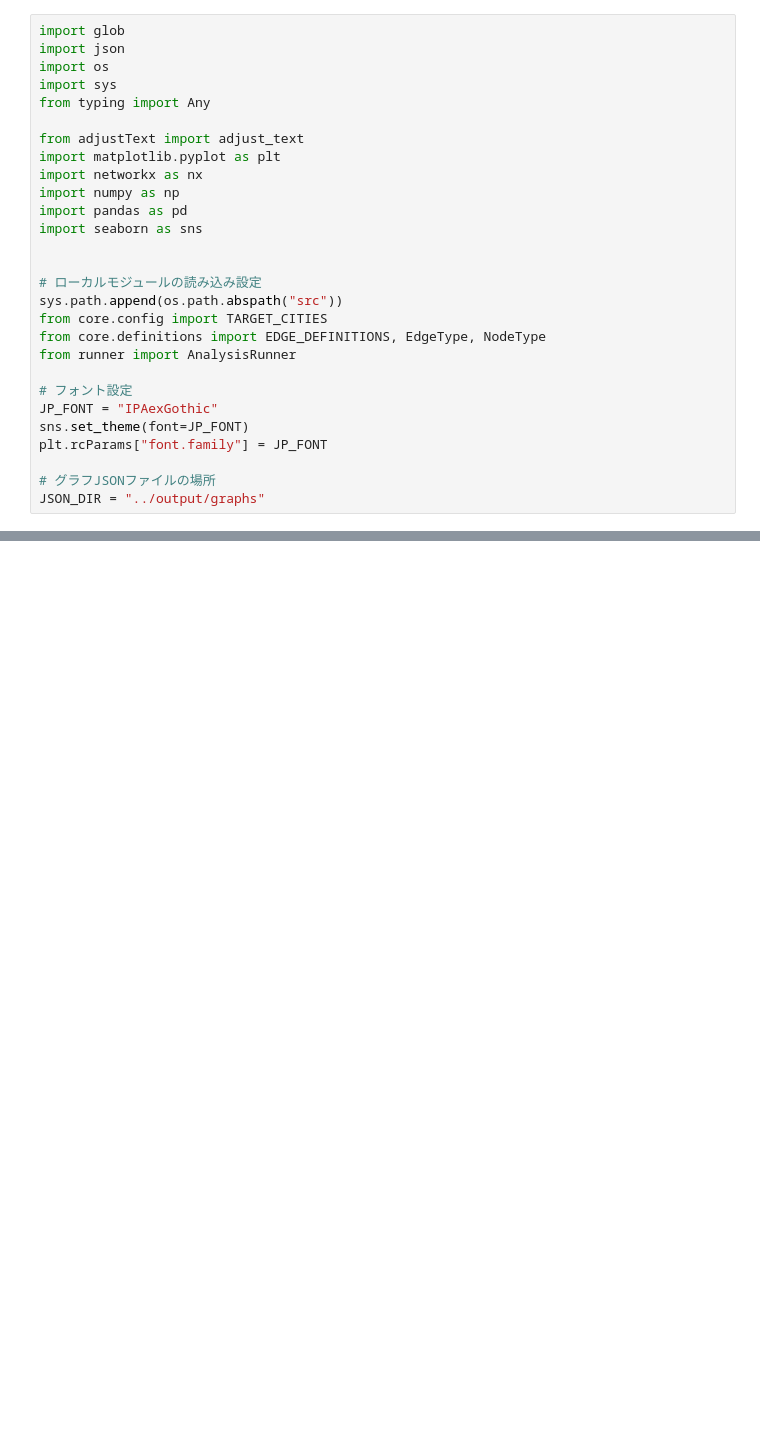
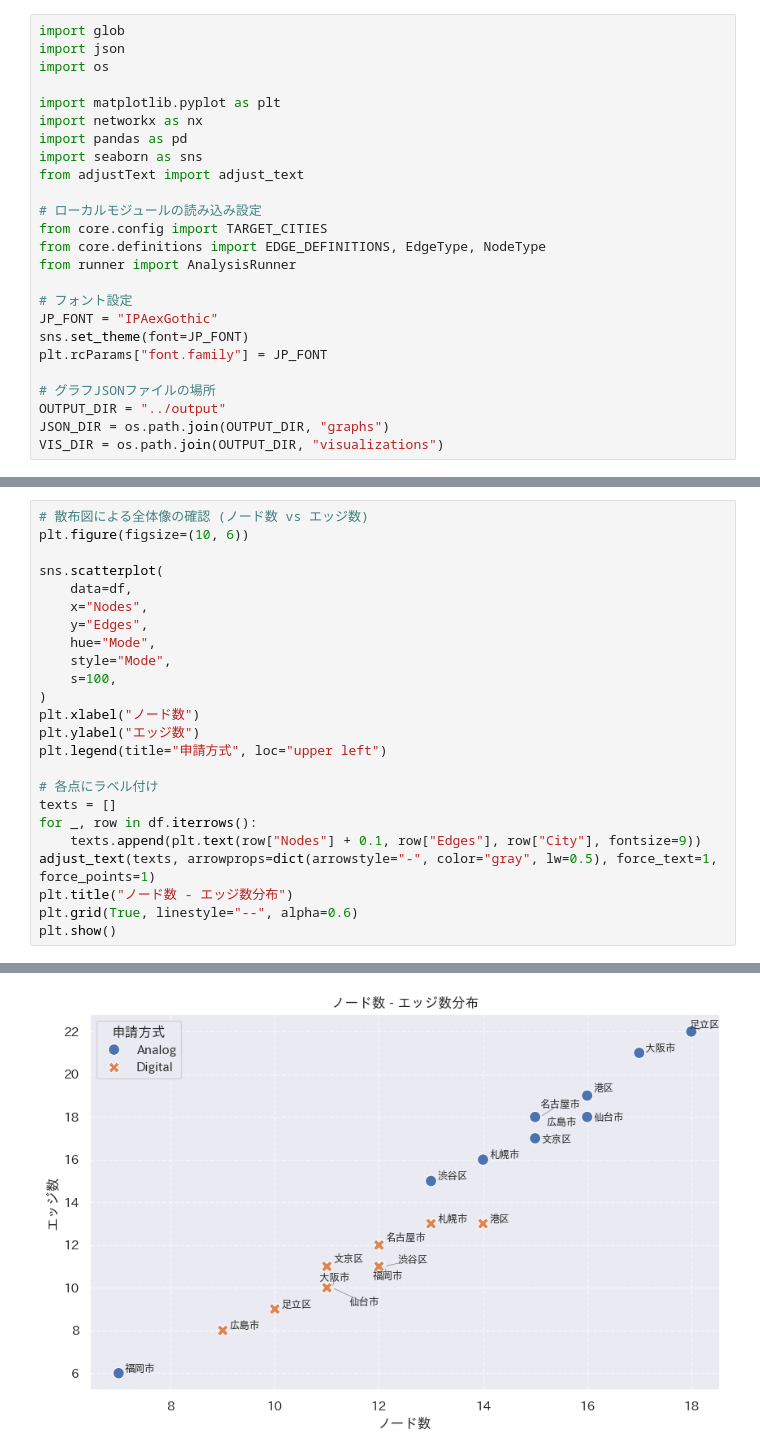
Before and after one commit to okitz/admin-proc, a Jupyter notebook: src/admin-proc.ipynb, the cells around one changed output, grey strips where cells are left out. Saved outputs shown, nothing was run; the diff lists cells and outputs as text; blank space fills up the shorter version.

```diff
--- a/src/admin-proc.ipynb
+++ b/src/admin-proc.ipynb
@@ -2,19 +2,14 @@
 import glob
 import json
 import os
-import sys
-from typing import Any
 
-from adjustText import adjust_text
 import matplotlib.pyplot as plt
 import networkx as nx
-import numpy as np
 import pandas as pd
 import seaborn as sns
-
+from adjustText import adjust_text
 
 # ローカルモジュールの読み込み設定
-sys.path.append(os.path.abspath("src"))
 from core.config import TARGET_CITIES
 from core.definitions import EDGE_DEFINITIONS, EdgeType, NodeType
 from runner import AnalysisRunner
@@ -25,4 +20,6 @@ sns.set_theme(font=JP_FONT)
 plt.rcParams["font.family"] = JP_FONT
 
 # グラフJSONファイルの場所
-JSON_DIR = "../output/graphs"
+OUTPUT_DIR = "../output"
+JSON_DIR = os.path.join(OUTPUT_DIR, "graphs")
+VIS_DIR = os.path.join(OUTPUT_DIR, "visualizations")
@@ -310,0 +282,25 @@ Visualizing: 13105_児童手当 認定請求.json
+# %%
+# 散布図による全体像の確認 (ノード数 vs エッジ数)
+plt.figure(figsize=(10, 6))
+
+sns.scatterplot(
+    data=df,
+    x="Nodes",
+    y="Edges",
+    hue="Mode",
+    style="Mode",
+    s=100,
+)
+plt.xlabel("ノード数")
+plt.ylabel("エッジ数")
+plt.legend(title="申請方式", loc="upper left")
+
+# 各点にラベル付け
+texts = []
+for _, row in df.iterrows():
+    texts.append(plt.text(row["Nodes"] + 0.1, row["Edges"], row["City"], fontsize=9))
+adjust_text(texts, arrowprops=dict(arrowstyle="-", color="gray", lw=0.5), force_text=1, force_points=1)
+plt.title("ノード数 - エッジ数分布")
+plt.grid(True, linestyle="--", alpha=0.6)
+plt.show()
+# %% [output]
@@ -310,0 +312 @@ Visualizing: 13105_児童手当 認定請求.json
+[figure, added]
```
Also changed, not shown: parts of 14 cells of this notebook, 14 other files.
